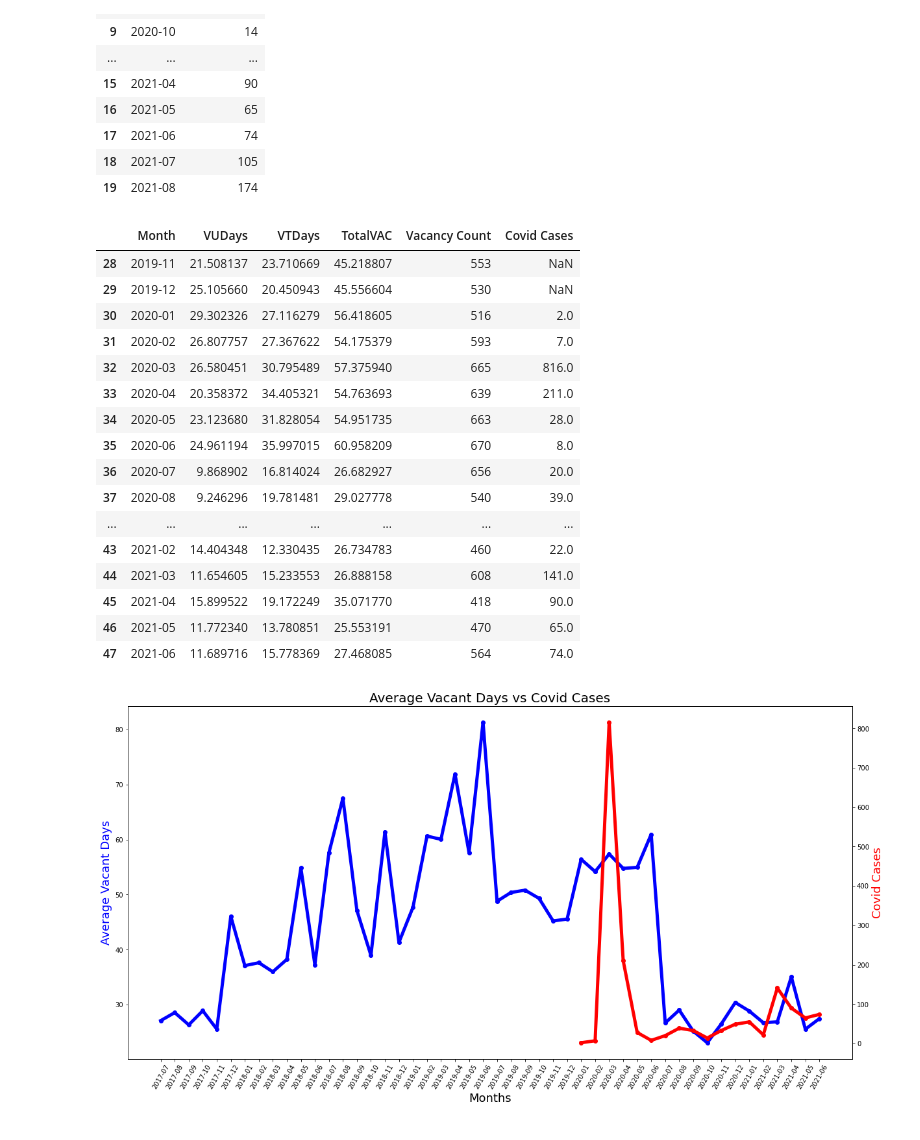
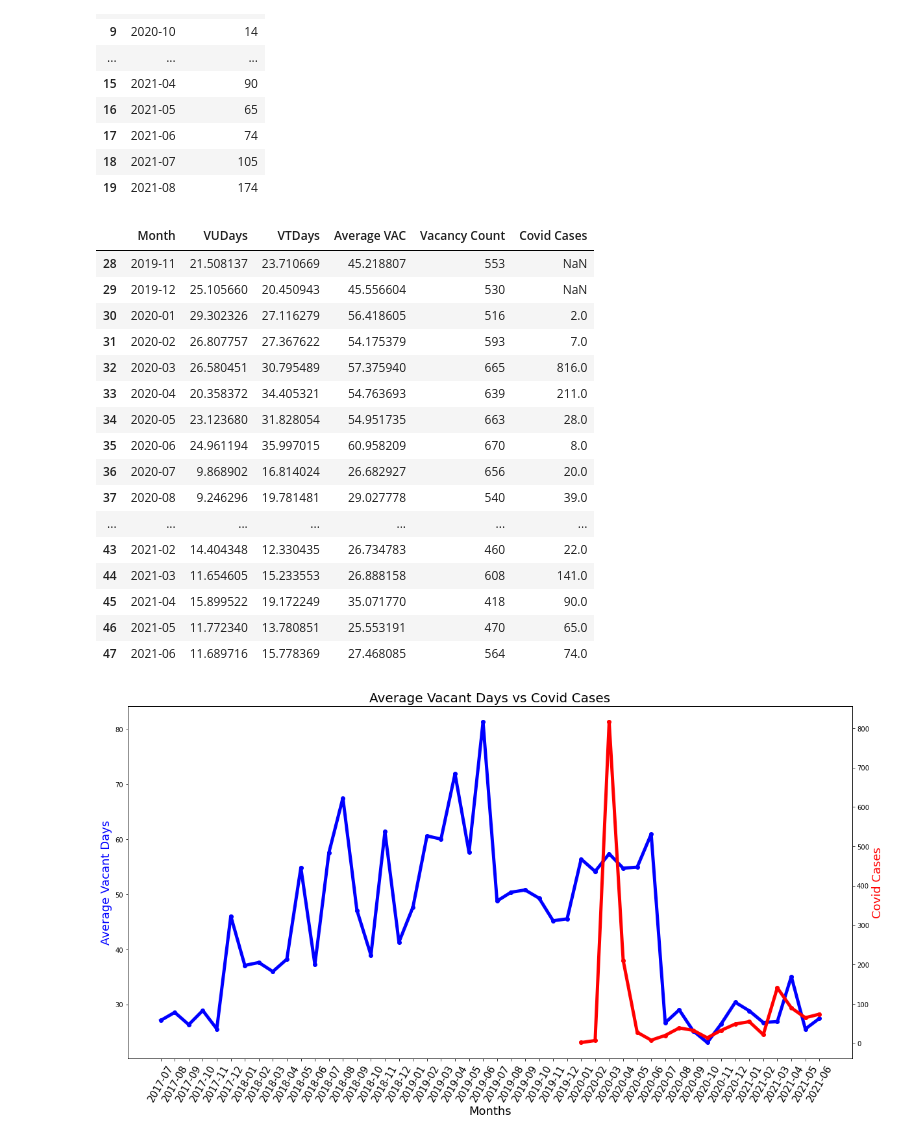
Before and after one commit to Anguyensfg/project-1, a Jupyter notebook: Analysis.ipynb, the cells around one changed output. Saved outputs shown, nothing was run; the diff lists cells and outputs as text; code cells hidden in the pictures.

```diff
--- a/Analysis.ipynb
+++ b/Analysis.ipynb
@@ -228,0 +201,5 @@ new_rooms_groupby.head(10)
+# %%
+#Groupby by month
+months_groupby = df.groupby(by='Month',as_index=False).agg({'VUDays':'mean', 'VTDays':'mean', 'TotalVAC':'mean', 'LGA': 'count'})#[['VUDays', 'VTDays', 'TotalVAC']].mean()
+months_groupby = months_groupby.rename(columns= {'LGA':'Vacancy Count', 'TotalVAC':'Average VAC'})
+months_groupby.head()
@@ -278,11 +273,11 @@ covid_groupby.head(20)
 | 18 | 2021-07 | 105 |
 | 19 | 2021-08 | 174 |
 # %%
-#months_groupby.merge(covid_groupby, left_on='lkey', right_on='rkey')
+#Merge two dataframes
 merged_df = pd.merge(months_groupby, covid_groupby, on = "Month", how = "left")
 merged_df.tail(20)
 # %% [output]
-|  | Month | VUDays | VTDays | TotalVAC | Vacancy Count | Covid Cases |
+|  | Month | VUDays | VTDays | Average VAC | Vacancy Count | Covid Cases |
 | 28 | 2019-11 | 21.508137 | 23.710669 | 45.218807 | 553 | NaN |
 | 29 | 2019-12 | 25.105660 | 20.450943 | 45.556604 | 530 | NaN |
 | 30 | 2020-01 | 29.302326 | 27.116279 | 56.418605 | 516 | 2.0 |
@@ -300,28 +295,29 @@ merged_df.tail(20)
 | 46 | 2021-05 | 11.772340 | 13.780851 | 25.553191 | 470 | 65.0 |
 | 47 | 2021-06 | 11.689716 | 15.778369 | 27.468085 | 564 | 74.0 |
 # %%
+#Plotting time series of average vacancy days and covid cases
 # Creating figure and axis objects using subplots()
 fig, ax = plt.subplots(figsize=[20, 10])
 
 # Plotting the firts line with ax axes
 ax.plot(merged_df['Month'],
-        merged_df['TotalVAC'],
+        merged_df['Average VAC'],
         color='b', linewidth=5, marker='o')
-plt.xticks(rotation=60)
+plt.xticks(rotation=60, fontsize=15)
 ax.set_xlabel('Months', fontsize=18)
 ax.set_ylabel('Average Vacant Days',  color='blue', fontsize=18)
 
 # Create a twin axes ax2 using twinx() function
 ax2 = ax.twinx()
 
 # Now, plot the second line with ax2 axes
 ax2.plot(merged_df['Month'],
          merged_df['Covid Cases'],
          color='red', linewidth=5, marker='o')
 
 ax2.set_ylabel('Covid Cases', color='red', fontsize=18)
 plt.title('Average Vacant Days vs Covid Cases', fontsize=20)
 
 plt.show()
 # %% [output]
-[figure, old version]
+[figure, new version]
```
Also changed, not shown: parts of 15 cells of this notebook, 2 other files.
